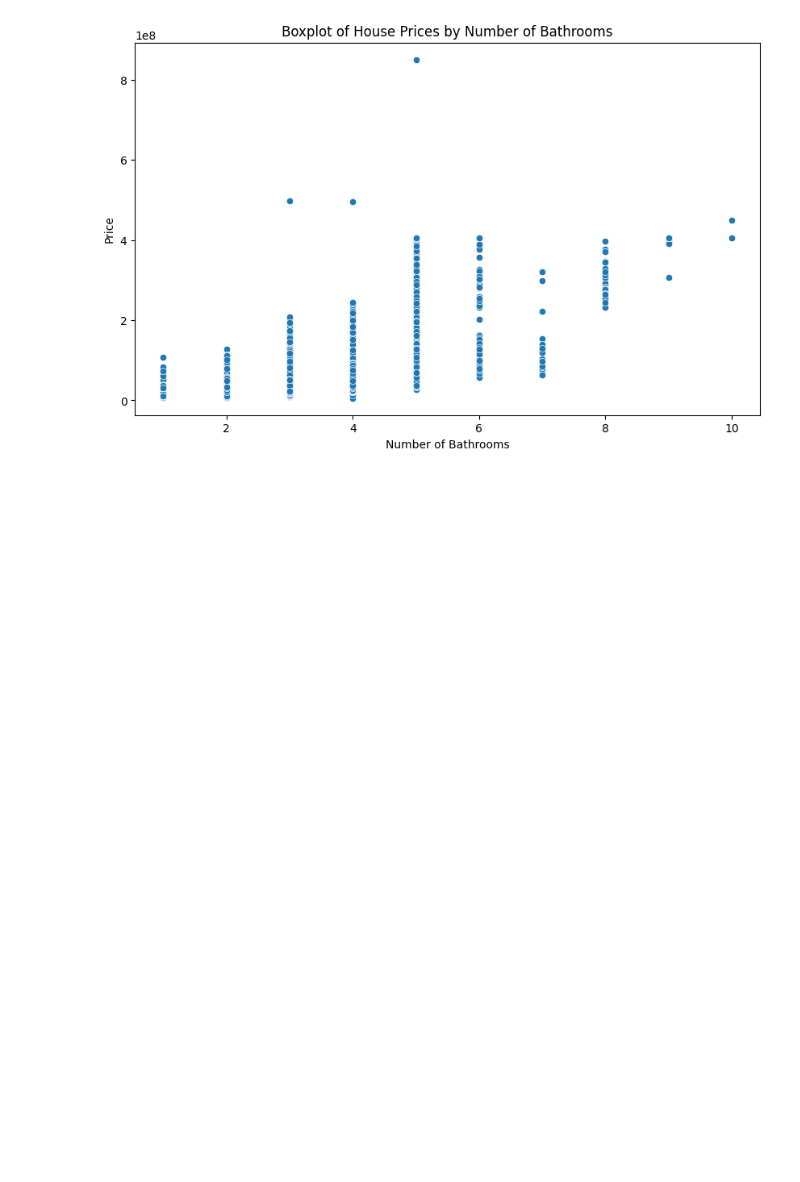
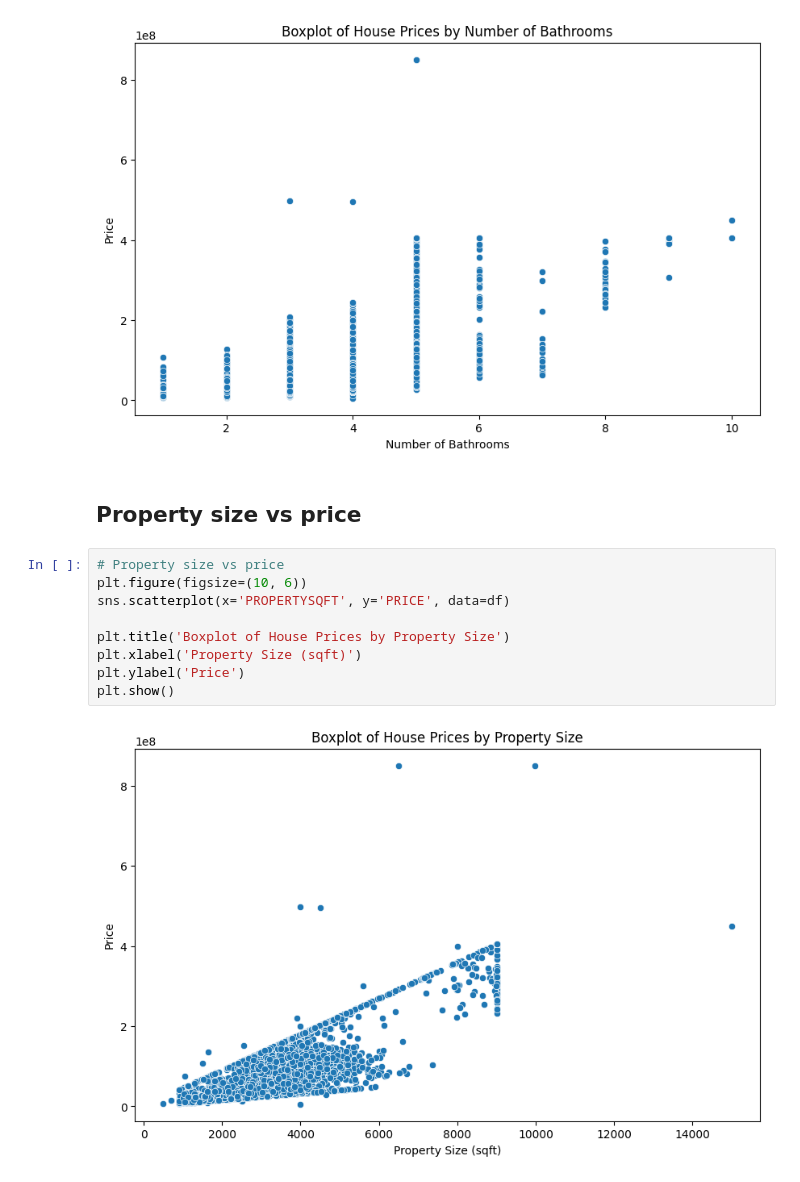
Before and after one commit to DhaneeraDulvanya/Sri-Lankan-Land-Price-Prediction-and-Real-Estate-Market-Analysis-System, a Jupyter notebook: notebooks/02_eda.ipynb, the cells around one changed output. Drawn from its saved outputs; the diff is of its cells as text; blank space fills up the shorter version.

```diff
--- a/notebooks/02_eda.ipynb
+++ b/notebooks/02_eda.ipynb
@@ -136,3 +136,16 @@ plt.ylabel('Price')
 plt.show()
 # %% [output]
 [figure]
+# %% [markdown]
+## Property size vs price
+# %%
+# Property size vs price
+plt.figure(figsize=(10, 6))
+sns.scatterplot(x='PROPERTYSQFT', y='PRICE', data=df)
+
+plt.title('Boxplot of House Prices by Property Size')
+plt.xlabel('Property Size (sqft)')
+plt.ylabel('Price')
+plt.show()
+# %% [output]
+[figure, added]
```
Also changed, not shown: parts of 4 cells of this notebook.
